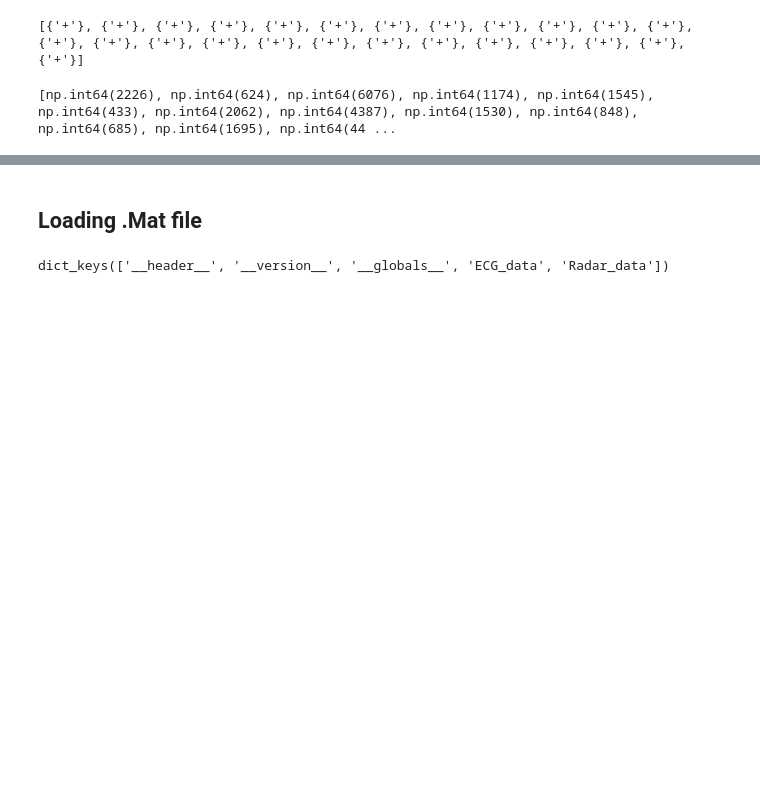
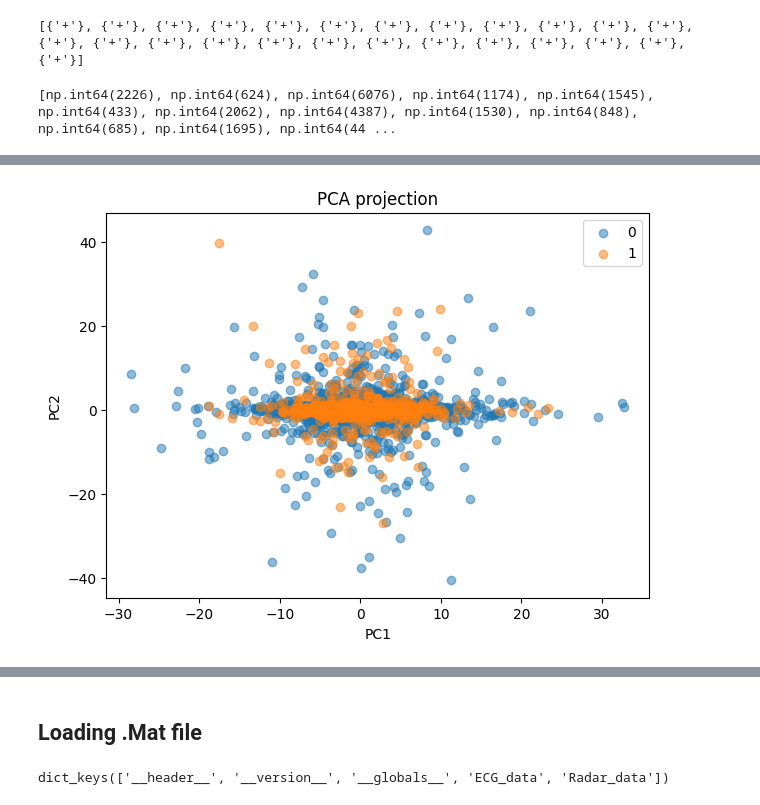
Before and after one commit to arafatshovon/deep_learning_course, a Jupyter notebook: data_reading.ipynb, the cells around one changed output, grey strips where cells are left out. Cells and saved outputs as stored; diff of their text form; code cells hidden in the pictures; blank space fills up the shorter version.

```diff
--- a/data_reading.ipynb
+++ b/data_reading.ipynb
@@ -293,0 +298,13 @@ plt.show()
+# %%
+from scipy.stats import ttest_ind
+p_value = []
+feature_cols = ch1.columns.drop(['label'])
+for col in feature_cols:
+    normal_val = ch1[ch1['label'] == 0][col]
+    af_val = ch1[ch1['label'] == 1][col]
+    stat, p = ttest_ind(normal_val, af_val, equal_var=False)
+    p_value.append(p)
+
+for feat, p in sorted(zip(feature_cols, p_value), key=lambda x: x[1]):
+    if p < 0.05:
+        print(f"Feature Name : {feat} value : {p}")
@@ -293,0 +329,19 @@ plt.show()
+# %%
+from sklearn.decomposition import PCA
+
+X = ch1[feature_cols].values
+y = ch1["label"].values
+
+pca = PCA(n_components=2500)
+X_pca = pca.fit_transform(X)
+
+plt.figure(figsize=(7,5))
+for label in np.unique(y):
+    plt.scatter(X_pca[y == label, 0], X_pca[y == label, 1], label=label, alpha=0.5)
+plt.xlabel("PC1")
+plt.ylabel("PC2")
+plt.title("PCA projection")
+plt.legend()
+plt.show()
+# %% [output]
+[figure, added]
```
Also changed, not shown: parts of 25 cells of this notebook.
